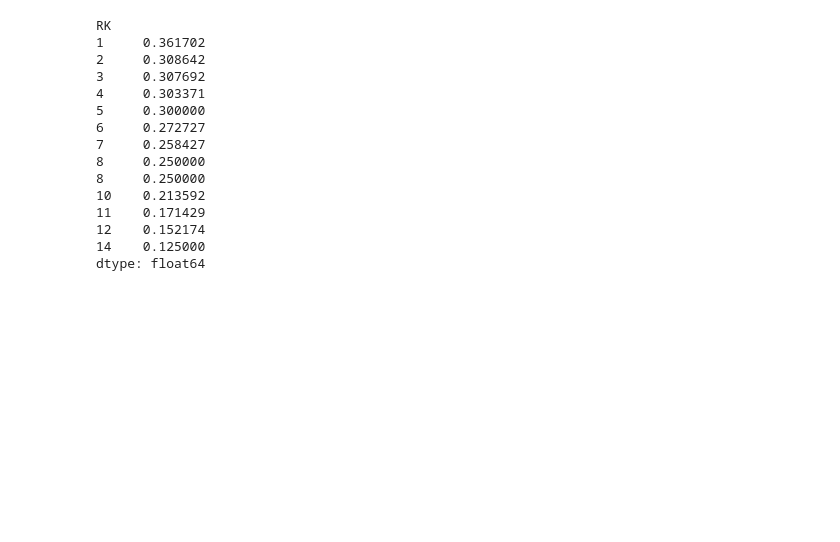
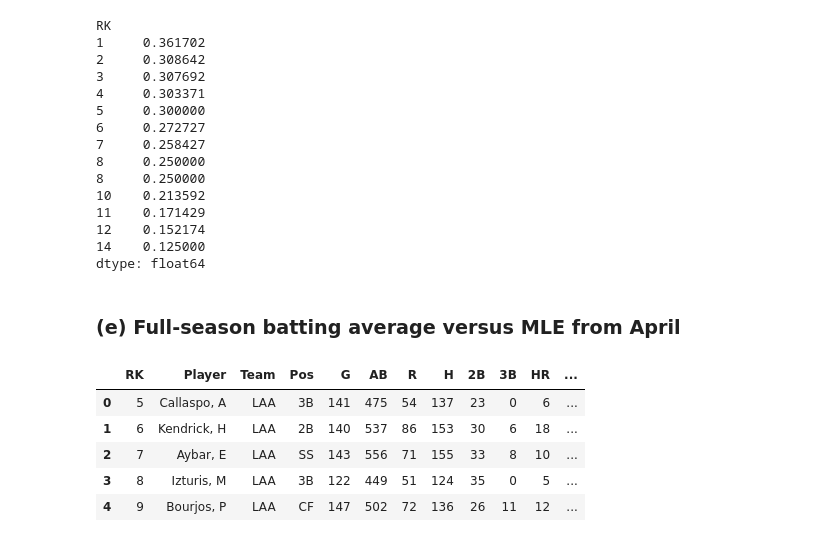
Before and after one commit to r-b-g-b/AY250_HW, a Jupyter notebook: hw11/hw11.ipynb, the cells around one changed output. Saved outputs shown, nothing was run; the diff lists cells and outputs as text; code cells hidden in the pictures; blank space fills up the shorter version.

```diff
--- a/hw11/hw11.ipynb
+++ b/hw11/hw11.ipynb
@@ -98,3 +103,5 @@ RK
 12    0.152174
 14    0.125000
 dtype: float64
+# %% [markdown]
+### (e) Full-season batting average versus MLE from April
@@ -100,0 +110,9 @@ dtype: float64
+# %%
+HTML(df_full.head().to_html())
+# %% [output]
+|  | RK | Player | Team | Pos | G | AB | R | H | 2B | 3B | HR | ... |
+| 0 | 5 | Callaspo, A | LAA | 3B | 141 | 475 | 54 | 137 | 23 | 0 | 6 | ... |
+| 1 | 6 | Kendrick, H | LAA | 2B | 140 | 537 | 86 | 153 | 30 | 6 | 18 | ... |
+| 2 | 7 | Aybar, E | LAA | SS | 143 | 556 | 71 | 155 | 33 | 8 | 10 | ... |
+| 3 | 8 | Izturis, M | LAA | 3B | 122 | 449 | 51 | 124 | 35 | 0 | 5 | ... |
+| 4 | 9 | Bourjos, P | LAA | CF | 147 | 502 | 72 | 136 | 26 | 11 | 12 | ... |
```
Also changed, not shown: parts of 12 cells of this notebook.
